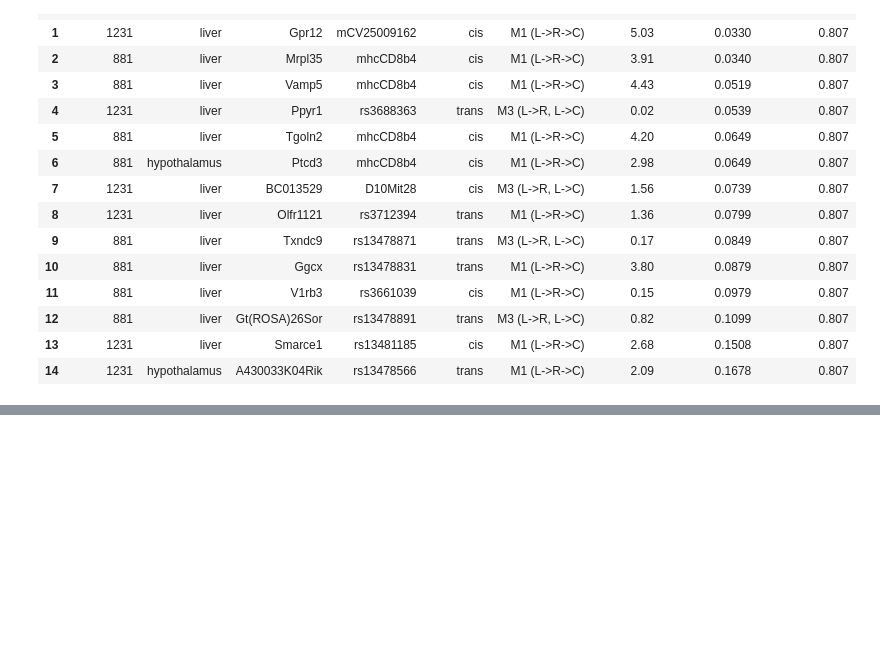
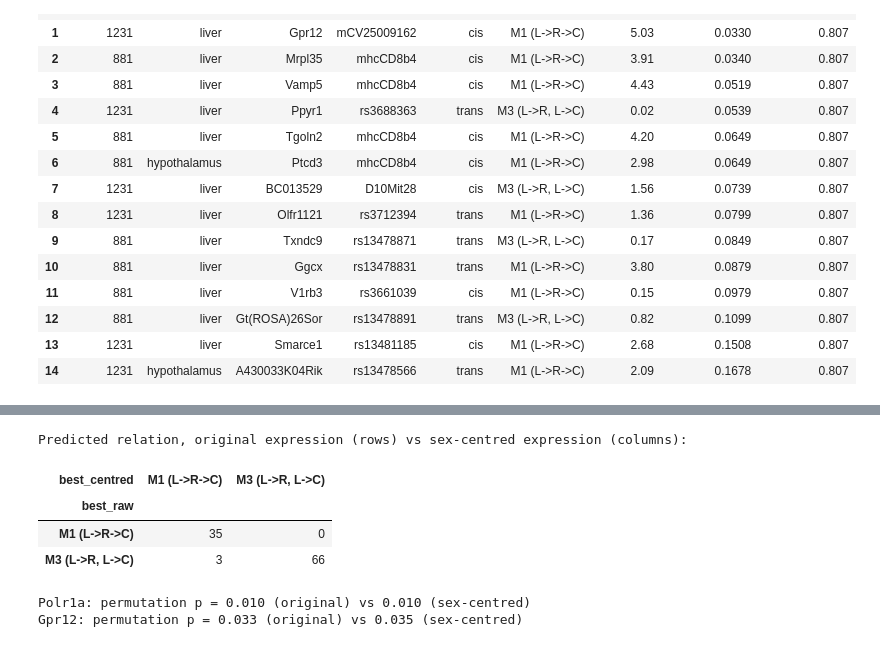
Before and after one commit to amit-sk/system-genetics-project, a Jupyter notebook: system_genetics_project.ipynb, the cells around one changed output, grey strips where cells are left out. Cells and saved outputs as stored; diff of their text form; code cells hidden in the pictures; blank space fills up the shorter version.

```diff
--- a/system_genetics_project.ipynb
+++ b/system_genetics_project.ipynb
@@ -1111,0 +1213,39 @@ Top 15 triplets by permutation P-value:
+# %%
+# The same mediation test on the same triplets, with a variant expression matrix.
+def variant_triplet_data(strain_means, phenotype_id, gene, snp):
+    """As triplet_data, but the expression comes from the given strain-means matrix."""
+    strains = list(strain_means.columns)
+    aligned = pd.DataFrame({'genotype': encode_genotypes(genotypes[genotypes['Locus'] == snp], strains)[0],
+                            'expression': strain_means.loc[gene].to_numpy(),
+                            'phenotype': get_phenotype_vector(phenotypes, phenotype_id, strains)[0]},
+                           index=strains).dropna()
+    return drop_small_genotype_groups(aligned['genotype'].to_numpy(), aligned['expression'].to_numpy(),
+                                      aligned['phenotype'].to_numpy())
+
+
+def best_model(triplet_values):
+    fits = mediation_test(*triplet_values)
+    return min(fits, key=lambda name: fits[name]['AIC'])
+
+
+sex_check_rows = []
+for triplet in causality.itertuples(index=False):
+    values = variant_triplet_data(sex_centred_expression[triplet.tissue], triplet.phenotype, triplet.gene, triplet.snp)
+    sex_check_rows.append({'gene': triplet.gene, 'best_raw': triplet.best_model, 'best_centred': best_model(values)})
+sex_check = pd.DataFrame(sex_check_rows)
+print('Predicted relation, original expression (rows) vs sex-centred expression (columns):')
+display(pd.crosstab(sex_check['best_raw'], sex_check['best_centred']))
+
+for candidate in permutation_results.head(2).itertuples(index=False):
+    values = variant_triplet_data(sex_centred_expression[candidate.tissue], candidate.phenotype,
+                                  candidate.gene, candidate.snp)
+    _, centred_p = permutation_test(*values)
+    print(f'{candidate.gene}: permutation p = {candidate.permutation_p:.3f} (original) vs {centred_p:.3f} (sex-centred)')
+# %% [output]
+Predicted relation, original expression (rows) vs sex-centred expression (columns):
+| best_centred | M1 (L->R->C) | M3 (L->R, L->C) |
+| best_raw |  |  |
+| M1 (L->R->C) | 35 | 0 |
+| M3 (L->R, L->C) | 3 | 66 |
+Polr1a: permutation p = 0.010 (original) vs 0.010 (sex-centred)
+Gpr12: permutation p = 0.033 (original) vs 0.035 (sex-centred)
```
Also changed, not shown: parts of 6 cells of this notebook, 1 other file.
